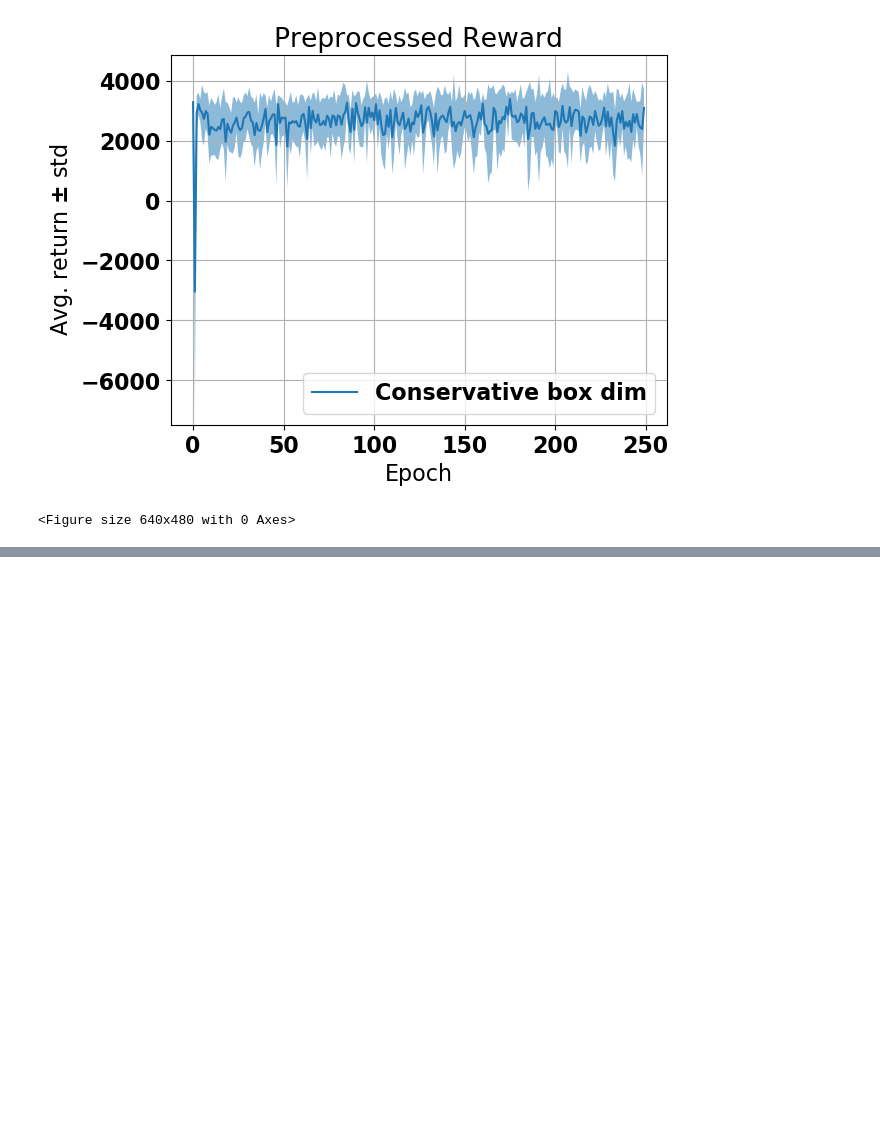
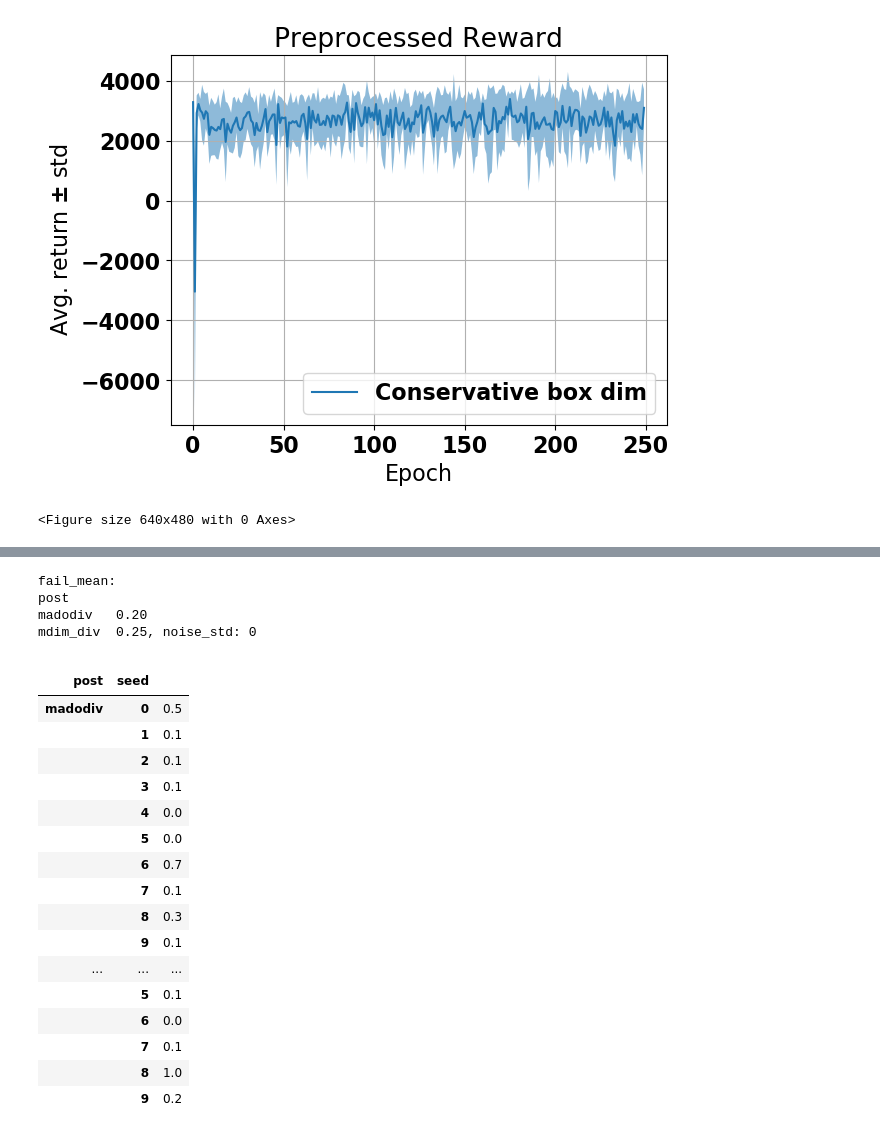
Before and after one commit to sgillen/fractal_rl, a Jupyter notebook: src/push2.ipynb, the cells around one changed output, grey strips where cells are left out. Drawn from its saved outputs; the diff is of its cells as text; code cells hidden in the pictures; blank space fills up the shorter version.

```diff
--- a/src/push2.ipynb
+++ b/src/push2.ipynb
@@ -292,3 +294,80 @@ for i_post, post in enumerate(post_names):
                 fails[i_post, i_seed, run] = 1
 # %%
 fails.mean(dim=('run')).to_dataframe('')
+# %%
+#===============================
+# env_name = "Walker2d-v2"
+# post_names = ['identity', 'mdim_div']
+# seeds = [0,1,3,4,5,6]
+#===============================
+# env_name = "HalfCheetah-v2"
+# post_names = ['identity', 'mdim_div']
+# seeds = [0,1,2,3,4,5,6,7,8,9]
+#===============================
+env_name = "Hopper-v2"
+post_names = ['madodiv', 'mdim_div']
+seeds = [0,1,2,3,4,5,6,7,8,9]
+# ===============================
+num_runs = 10
+num_preruns = 5
+
+
+env = gym.make(env_name)
+data = torch.load(f"./data17/{env_name}.xr")
+init_policy_dict = data.policy_dict
+
+data = torch.load(f"./data_mcshdim4/{env_name}.xr")
+policy_dict = data.policy_dict
+policy_dict['identity'] = init_policy_dict['identity']
+policy_dict['madodiv'] = init_policy_dict['madodiv']
+
+
+fails = xr.DataArray(np.zeros((2, len(seeds), num_runs)),
+                dims = ("post", "seed", "run"),
+                coords = {"post": post_names})
+
+num_steps = 10000
+act_std = 0
+obs_std = .010
+
+for i_post, post in enumerate(post_names):
+    for i_seed, seed in enumerate(seeds):
+        pre_x_list = []
+        for pre_run in range(num_preruns):
+            obs, acts, rews, x_list = do_rollout_noise(env, policy_dict[post][seed], obs_std=0, act_std=0, num_steps=num_steps, render=False)
+            pre_x_list.append(x_list[-1])
+
+        x_target = .85*torch.tensor(pre_x_list).mean()
+
+        for run in range(num_runs):
+            obs, acts, rews, x_list = do_rollout_noise(env, policy_dict[post][seed], obs_std=obs_std, act_std=act_std, num_steps=num_steps, render=False)
+            if(x_list[-1] < x_target):
+                fails[i_post, i_seed, run] = 1
+
+print(f"fail_mean: {fails.mean(dim=('run','seed')).to_dataframe('')}, noise_std: {act_std}")
+# %% [output]
+fail_mean:
+post
+madodiv   0.20
+mdim_div  0.25, noise_std: 0
+# %%
+fails.mean(dim=('run')).to_dataframe('')
+# %% [output]
+|  |  |  |
+| post | seed |  |
+| madodiv | 0 | 0.5 |
+|  | 1 | 0.1 |
+|  | 2 | 0.1 |
+|  | 3 | 0.1 |
+|  | 4 | 0.0 |
+|  | 5 | 0.0 |
+|  | 6 | 0.7 |
+|  | 7 | 0.1 |
+|  | 8 | 0.3 |
+|  | 9 | 0.1 |
+| ... | ... | ... |
+|  | 5 | 0.1 |
+|  | 6 | 0.0 |
+|  | 7 | 0.1 |
+|  | 8 | 1.0 |
+|  | 9 | 0.2 |
```
Also changed, not shown: parts of 2 cells of this notebook, 7 other files.
